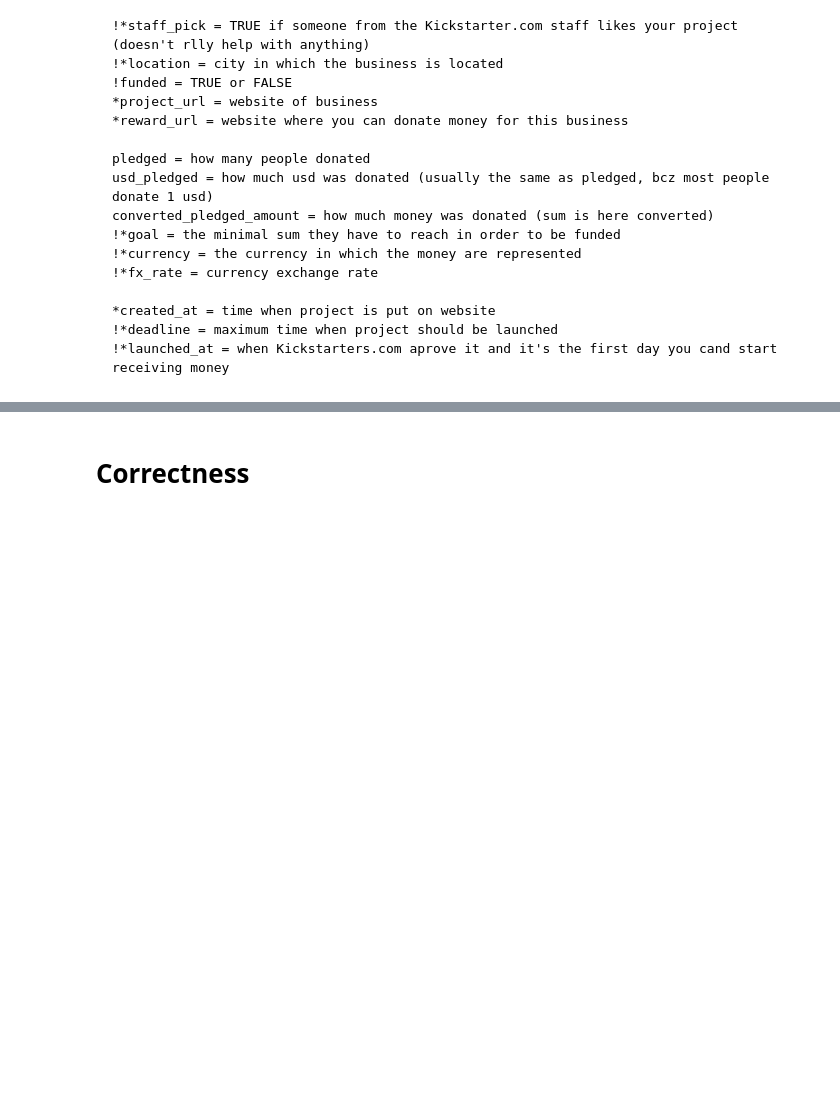
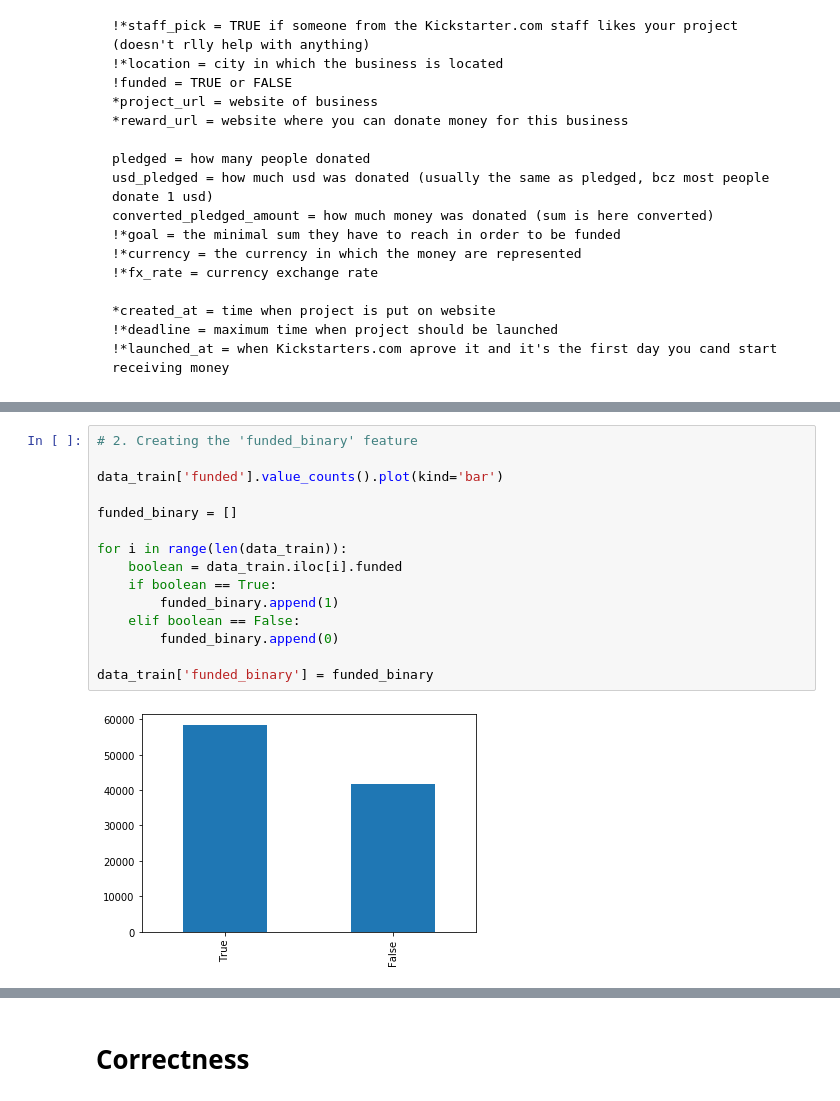
Before and after one commit to hetvankarsa/IntroDSKickstarter, a Jupyter notebook: Kickstarters.ipynb, the cells around one changed output, grey strips where cells are left out. Cells and saved outputs as stored; diff of their text form; blank space fills up the shorter version.

```diff
--- a/Kickstarters.ipynb
+++ b/Kickstarters.ipynb
@@ -632,0 +159,17 @@ print(count)
+# %%
+# 2. Creating the 'funded_binary' feature
+
+data_train['funded'].value_counts().plot(kind='bar')
+
+funded_binary = []
+
+for i in range(len(data_train)):
+    boolean = data_train.iloc[i].funded
+    if boolean == True:
+        funded_binary.append(1)
+    elif boolean == False:
+        funded_binary.append(0)
+
+data_train['funded_binary'] = funded_binary
+# %% [output]
+[figure, added]
```
Also changed, not shown: parts of 66 cells of this notebook.
